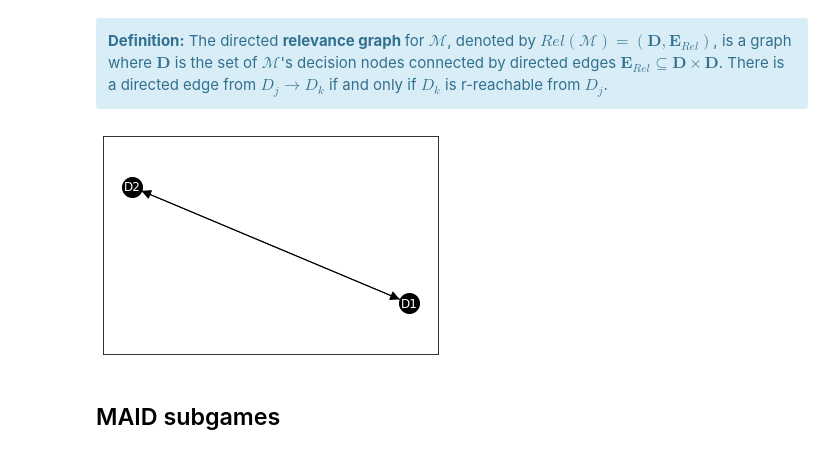
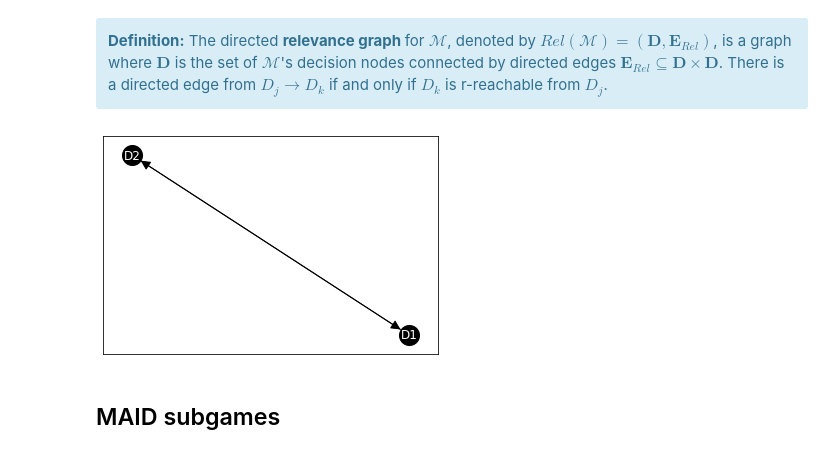
Before and after one commit to causalincentives/pycid, a Jupyter notebook: notebooks/MACID_Basics_Tutorial.ipynb, the cells around one changed output. Cells and saved outputs as stored; diff of their text form; code cells hidden in the pictures.

Commit message:
factor out relevance graph

```diff
--- a/notebooks/MACID_Basics_Tutorial.ipynb
+++ b/notebooks/MACID_Basics_Tutorial.ipynb
@@ -89,9 +90,9 @@ Relevance graphs show this visually:
 <b>Definition:</b> The directed <b> relevance graph </b> for $\mathcal{M}$, denoted by $Rel(\mathcal{M}) = (\textbf{D}, \textbf{E}_{Rel})$, is a graph where $\textbf{D}$ is the set of $\mathcal{M}$'s decision nodes connected by directed edges $\textbf{E}_{Rel} \subseteq \textbf{D} \times \textbf{D}$. There is a directed edge from $D_j \rightarrow D_k$ if and only if $D_k$ is r-reachable from $D_j$.
 </div>
 # %%
-macid.draw_relevance_graph() # the relevance graph for this example is cyclic.
+RelevanceGraph(macid).draw() # the relevance graph for this example is cyclic.
 # %% [output]
-[figure, old version]
+[figure, new version]
 # %% [markdown]
 ## MAID subgames
 # %% [markdown]
```
Also changed, not shown: parts of 15 cells of this notebook, 5 other files.
